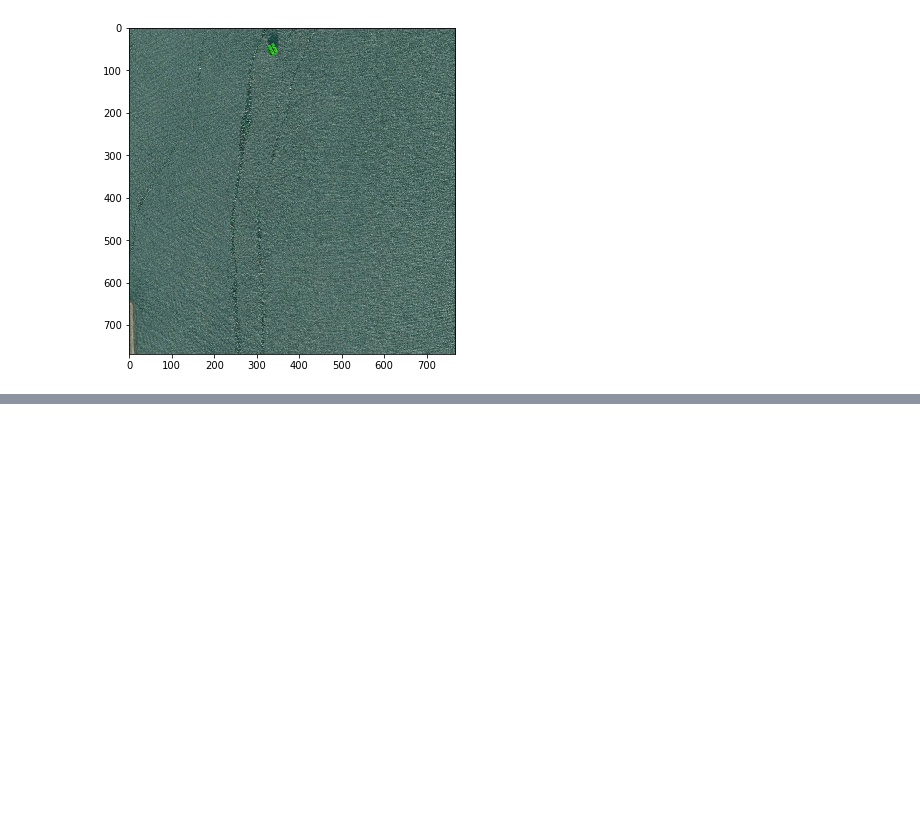
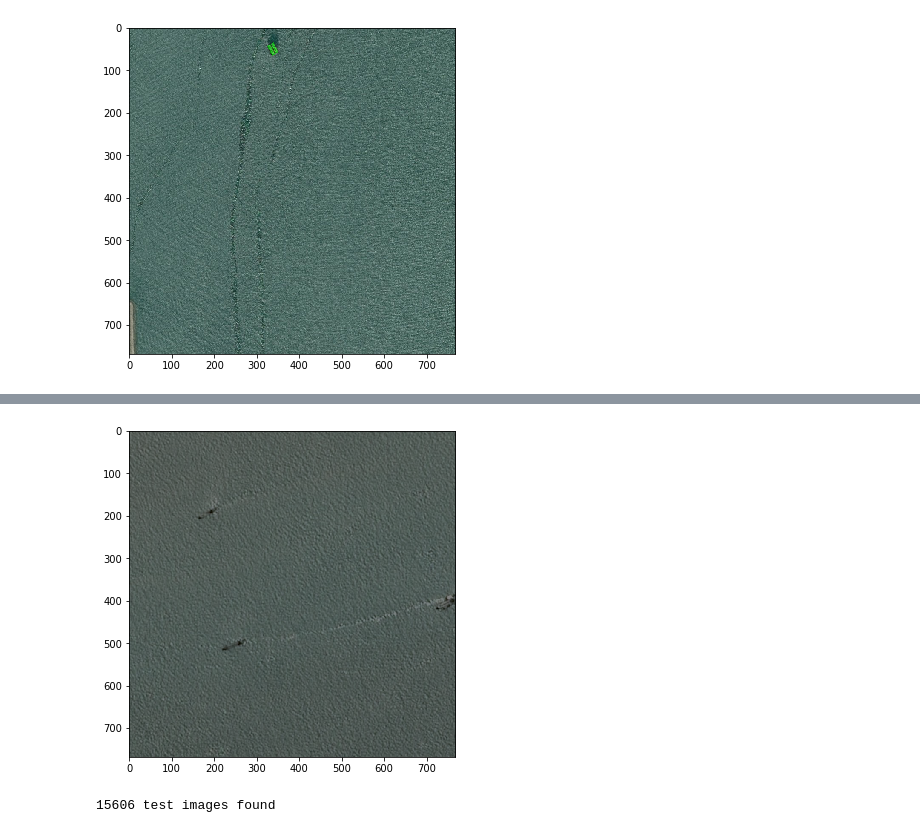
Before and after one commit to forgomania/ECE285-Ship-Detection, a Jupyter notebook: Train_U-Net.ipynb, the cells around one changed output, grey strips where cells are left out. Drawn from its saved outputs; the diff is of its cells as text; code cells hidden in the pictures; blank space fills up the shorter version.

```diff
--- a/Train_U-Net.ipynb
+++ b/Train_U-Net.ipynb
@@ -802,0 +846,15 @@ Restored model, epoch 3, step 1,401
+# %%
+img,_ = valid_ds[33]
+input_img = torch.unsqueeze(variable(img, volatile=True), dim=0)
+mask = F.sigmoid(model(input_img))
+out_mask = torch.squeeze(mask.data.cpu(), dim = 0)
+imshow(img,out_mask)
+# %% [output]
+[figure, added]
+# %%
+test_paths = os.listdir(test_image_dir)
+print(len(test_paths), 'test images found')
+test_df = pd.DataFrame({'ImageId': test_paths, 'EncodedPixels':None})
+test_ds  = ShipDataset(test_df,mode='test')
+# %% [output]
+15606 test images found
```
Also changed, not shown: parts of 13 cells of this notebook.
